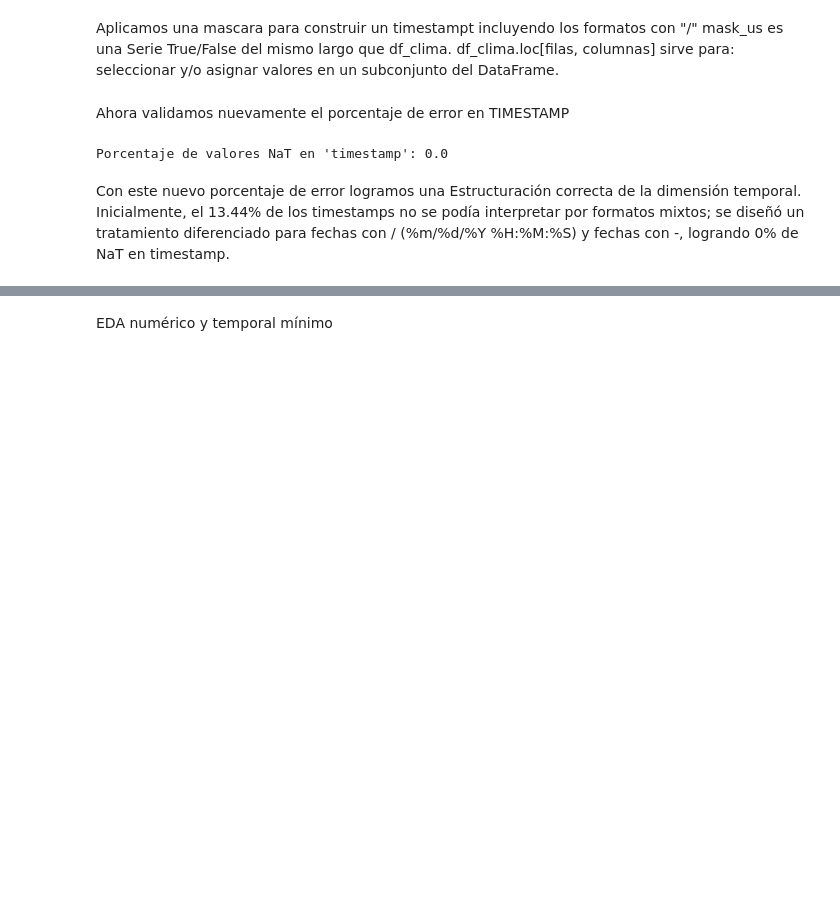
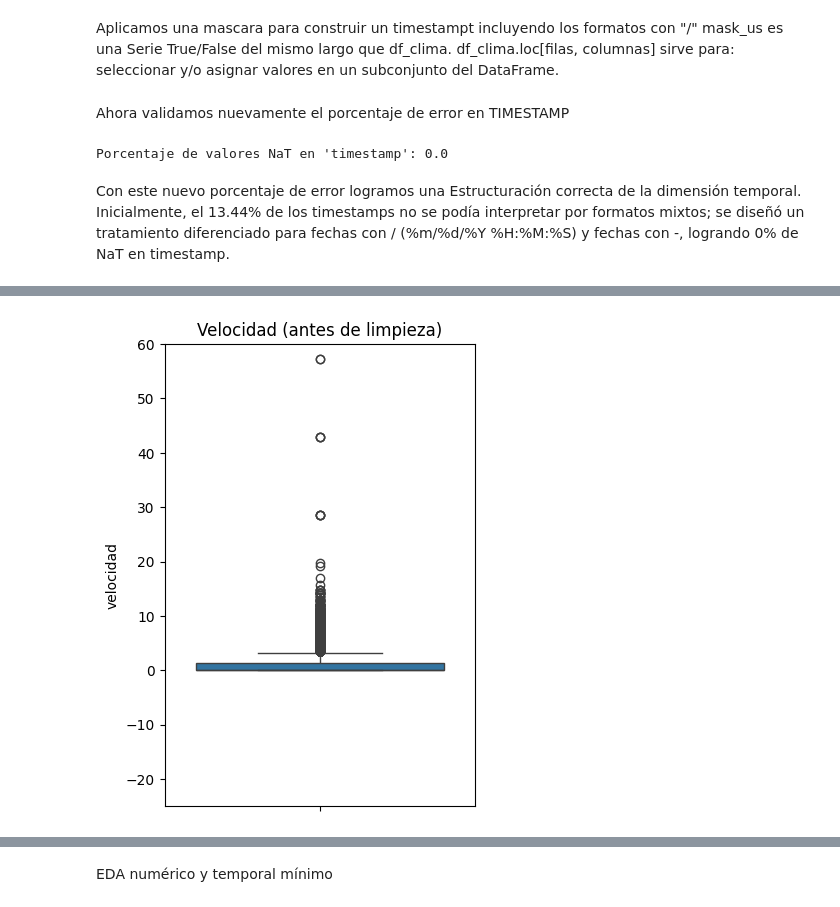
Before and after one commit to worldkrory/MICROCLIMAS_PROYECTO_UNAL, a Jupyter notebook: proyect_colab.ipynb, the cells around one changed output, grey strips where cells are left out. Drawn from its saved outputs; the diff is of its cells as text; code cells hidden in the pictures; blank space fills up the shorter version.

```diff
--- a/proyect_colab.ipynb
+++ b/proyect_colab.ipynb
@@ -260,0 +306,8 @@ df_clima.head()
+# %%
+plt.figure(figsize=(4, 6))
+sns.boxplot(y=df_clima["velocidad"])
+plt.title("Velocidad (antes de limpieza)")
+plt.ylim(-25, 60)  # permite ver los valores < 0
+plt.show()
+# %% [output]
+[figure, added]
```
Also changed, not shown: parts of 26 cells of this notebook.
